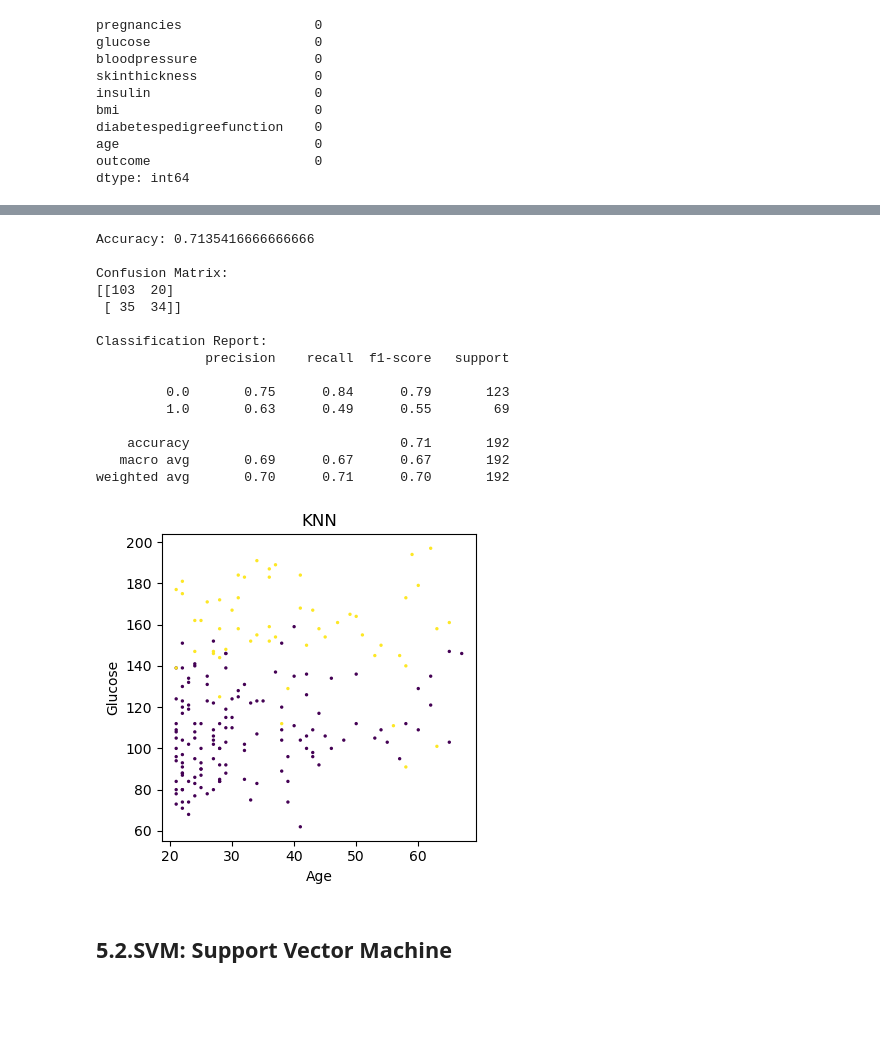
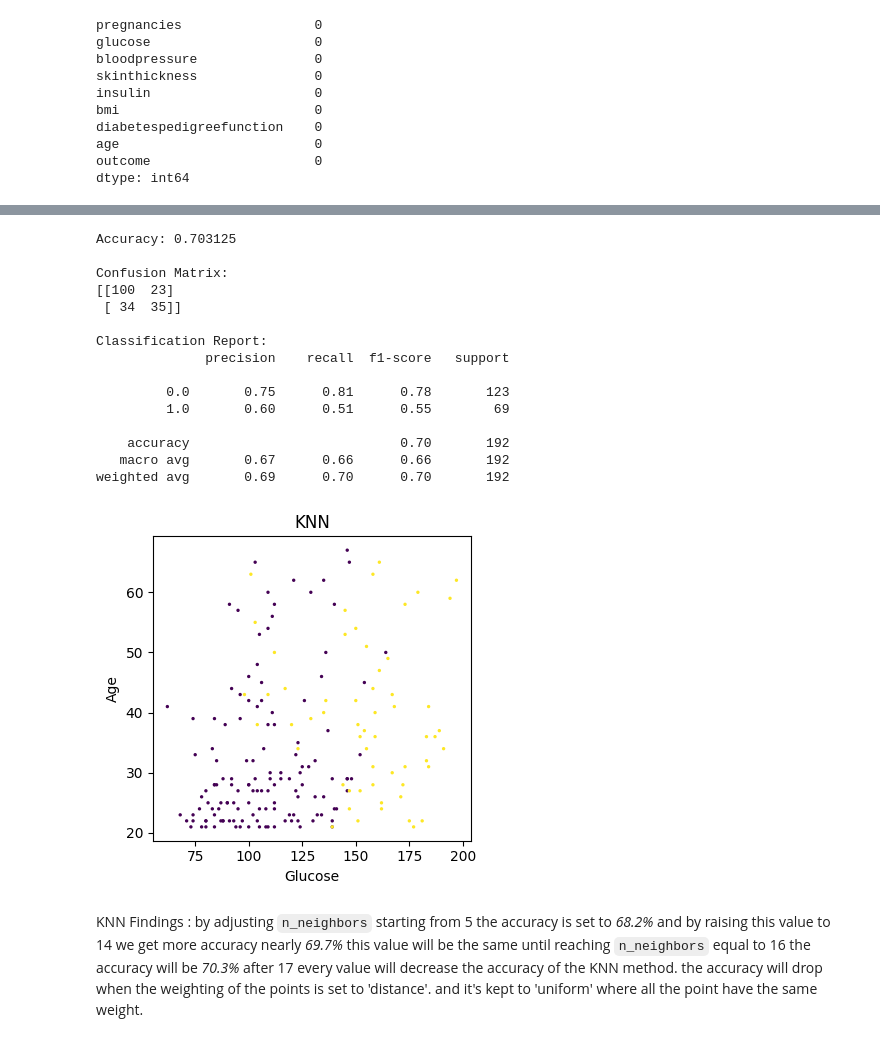
Before and after one commit to Mehdialmoo/Data_Mining_and_Data_Analytics, a Jupyter notebook: AssignmentDiabetiesData.ipynb, the cells around one changed output, grey strips where cells are left out. Drawn from its saved outputs; the diff is of its cells as text; code cells hidden in the pictures; blank space fills up the shorter version.

```diff
--- a/AssignmentDiabetiesData.ipynb
+++ b/AssignmentDiabetiesData.ipynb
@@ -135,7 +165,7 @@ scaler = RobustScaler()
 C_dataset = pd.DataFrame(scaler.fit_transform(dataset), columns=dataset.columns)
 # %%
 
-imputer = KNNImputer(n_neighbors=3)
+imputer = KNNImputer(n_neighbors=10 , weights='distance')
 C_dataset = pd.DataFrame(imputer.fit_transform(dataset), columns=dataset.columns)
 C_dataset.T.style.apply(highlight_min, props='color:Black;background-color:Grey', axis=0)
 # %% [output]
@@ -165,30 +204,31 @@ X_train, X_test, y_train, y_test = train_test_split(X, y, test_size=0.25, random
 # %%
-knn = KNeighborsClassifier(n_neighbors=16)
+knn = KNeighborsClassifier(n_neighbors=16,  weights='uniform')
 
 # Train the classifier using the training set
 knn.fit(X_train, y_train)
 
 # Use the trained classifier to predict the labels of the test set
 knn_pred = knn.predict(X_test)
 
 accuracy (knn, knn_pred,X_test,y_test)
-show(title="KNN", X=X_test.age, Y=X_test.glucose, label=knn_pred,xlabel="Age",ylabel="Glucose")
+show(title="KNN", X=X_test.glucose, Y=X_test.age, label=knn_pred,xlabel="Glucose",ylabel="Age")
 # %% [output]
-Accuracy: 0.7135416666666666
+Accuracy: 0.703125
 
 Confusion Matrix:
-[[103  20]
- [ 35  34]]
+[[100  23]
+ [ 34  35]]
 
 Classification Report:
               precision    recall  f1-score   support
 
-         0.0       0.75      0.84      0.79       123
-         1.0       0.63      0.49      0.55        69
+         0.0       0.75      0.81      0.78       123
+         1.0       0.60      0.51      0.55        69
 
-    accuracy                           0.71       192
-   macro avg       0.69      0.67      0.67       192
-weighted avg       0.70      0.71      0.70       192
+    accuracy                           0.70       192
+   macro avg       0.67      0.66      0.66       192
+weighted avg       0.69      0.70      0.70       192
-[figure, old version]
+[figure, new version]
-# %% [markdown]
-## **5.2.SVM: Support Vector Machine**
+# %% [markdown]
+KNN Findings : by adjusting `n_neighbors` starting from 5 the accuracy is set to *68.2%* and by raising this value to 14 we get more accuracy  nearly *69.7%* this value will be the same until reaching `n_neighbors` equal to 16 the accuracy will be *70.3%* after 17 every value will decrease the accuracy of the KNN method.
+the accuracy will drop when the weighting of the points is set to 'distance'. and it's kept to 'uniform' where all the point have the same weight.
```
Also changed, not shown: parts of 32 cells of this notebook, 2 other files.
